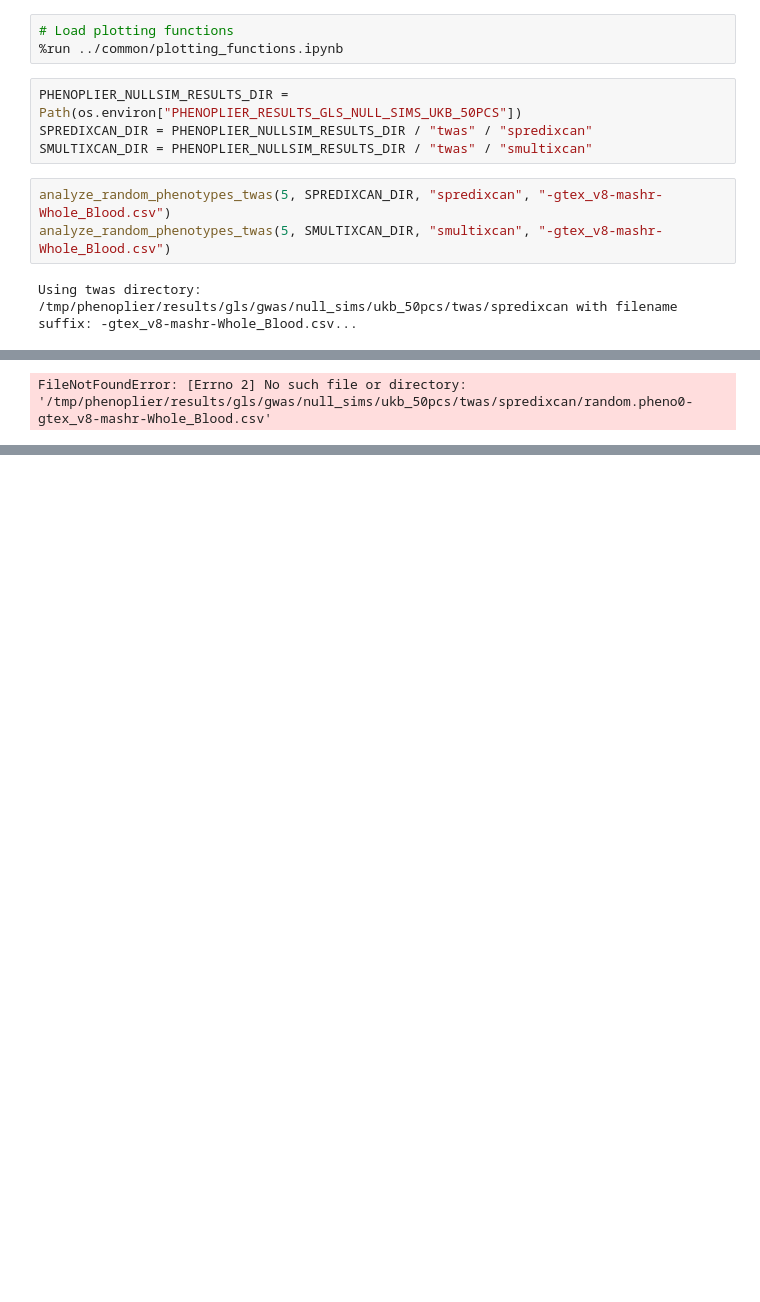
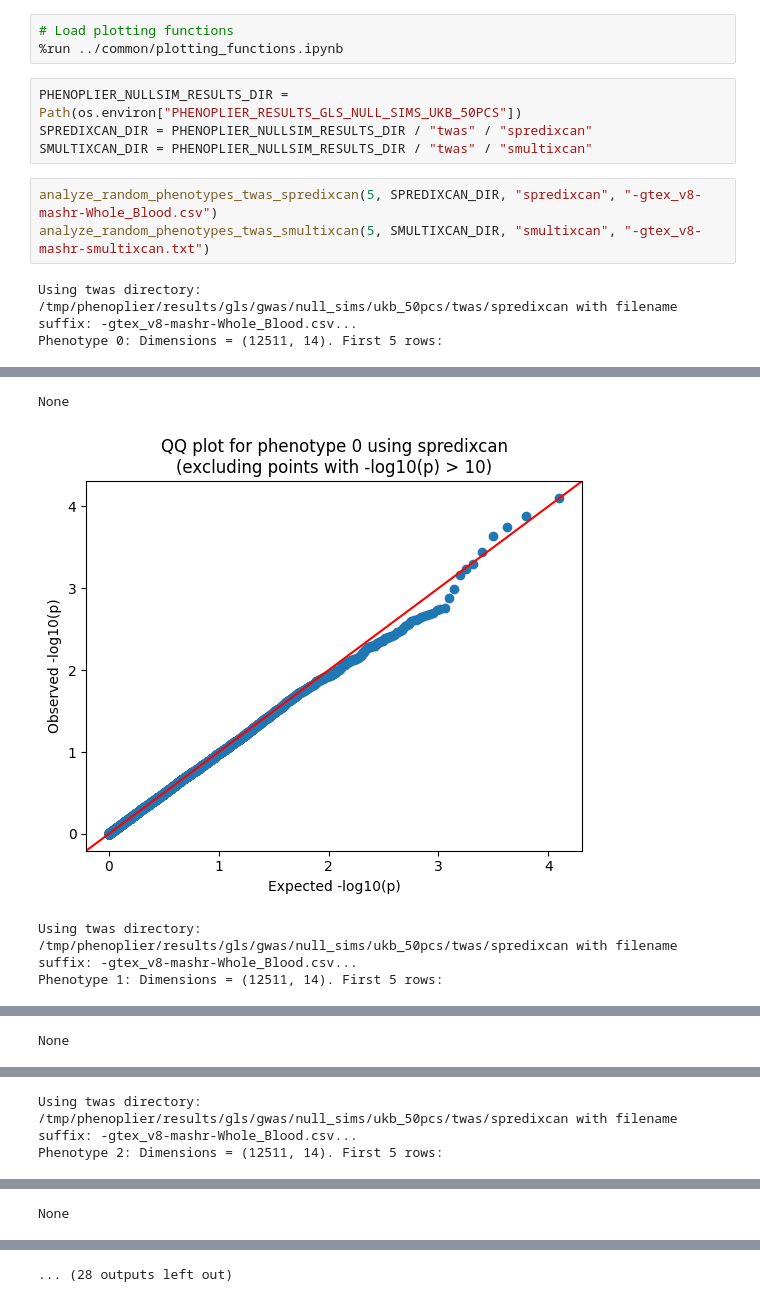
Before and after one commit to pivlab/phenoplier-cli, a Jupyter notebook: nbs/null_simulations/15_spredixcan/20-gwas-qqplot-py.ipynb, the cells around one changed output, grey strips where cells are left out. Saved outputs shown, nothing was run; the diff lists cells and outputs as text; blank space fills up the shorter version.

Commit message:
[null/twas]: Generate qq plots for twas

```diff
--- a/nbs/null_simulations/15_spredixcan/20-gwas-qqplot-py.ipynb
+++ b/nbs/null_simulations/15_spredixcan/20-gwas-qqplot-py.ipynb
@@ -9,7 +9,8 @@ PHENOPLIER_NULLSIM_RESULTS_DIR = Path(os.environ["PHENOPLIER_RESULTS_GLS_NULL_SI
 SPREDIXCAN_DIR = PHENOPLIER_NULLSIM_RESULTS_DIR / "twas" / "spredixcan"
 SMULTIXCAN_DIR = PHENOPLIER_NULLSIM_RESULTS_DIR / "twas" / "smultixcan"
 # %%
-analyze_random_phenotypes_twas(5, SPREDIXCAN_DIR, "spredixcan", "-gtex_v8-mashr-Whole_Blood.csv")
-analyze_random_phenotypes_twas(5, SMULTIXCAN_DIR, "smultixcan", "-gtex_v8-mashr-Whole_Blood.csv")
+analyze_random_phenotypes_twas_spredixcan(5, SPREDIXCAN_DIR, "spredixcan", "-gtex_v8-mashr-Whole_Blood.csv")
+analyze_random_phenotypes_twas_smultixcan(5, SMULTIXCAN_DIR, "smultixcan", "-gtex_v8-mashr-smultixcan.txt")
 # %% [output]
 Using twas directory: /tmp/phenoplier/results/gls/gwas/null_sims/ukb_50pcs/twas/spredixcan with filename suffix: -gtex_v8-mashr-Whole_Blood.csv...
+Phenotype 0: Dimensions = (12511, 14). First 5 rows:
@@ -16 +23,4 @@ Using twas directory: /tmp/phenoplier/results/gls/gwas/null_sims/ukb_50pcs/twas/
-FileNotFoundError: [Errno 2] No such file or directory: '/tmp/phenoplier/results/gls/gwas/null_sims/ukb_50pcs/twas/spredixcan/random.pheno0-gtex_v8-mashr-Whole_Blood.csv'
+None
+[figure, added]
+Using twas directory: /tmp/phenoplier/results/gls/gwas/null_sims/ukb_50pcs/twas/spredixcan with filename suffix: -gtex_v8-mashr-Whole_Blood.csv...
+Phenotype 1: Dimensions = (12511, 14). First 5 rows:
@@ -16,0 +33 @@ FileNotFoundError: [Errno 2] No such file or directory: '/tmp/phenoplier/results
+None
@@ -16,0 +35,2 @@ FileNotFoundError: [Errno 2] No such file or directory: '/tmp/phenoplier/results
+Using twas directory: /tmp/phenoplier/results/gls/gwas/null_sims/ukb_50pcs/twas/spredixcan with filename suffix: -gtex_v8-mashr-Whole_Blood.csv...
+Phenotype 2: Dimensions = (12511, 14). First 5 rows:
@@ -16,0 +43 @@ FileNotFoundError: [Errno 2] No such file or directory: '/tmp/phenoplier/results
+None
@@ -16,0 +45 @@ FileNotFoundError: [Errno 2] No such file or directory: '/tmp/phenoplier/results
+... (28 outputs left out)
```
Also changed, not shown: parts of 1 cell of this notebook, 4 other files.
